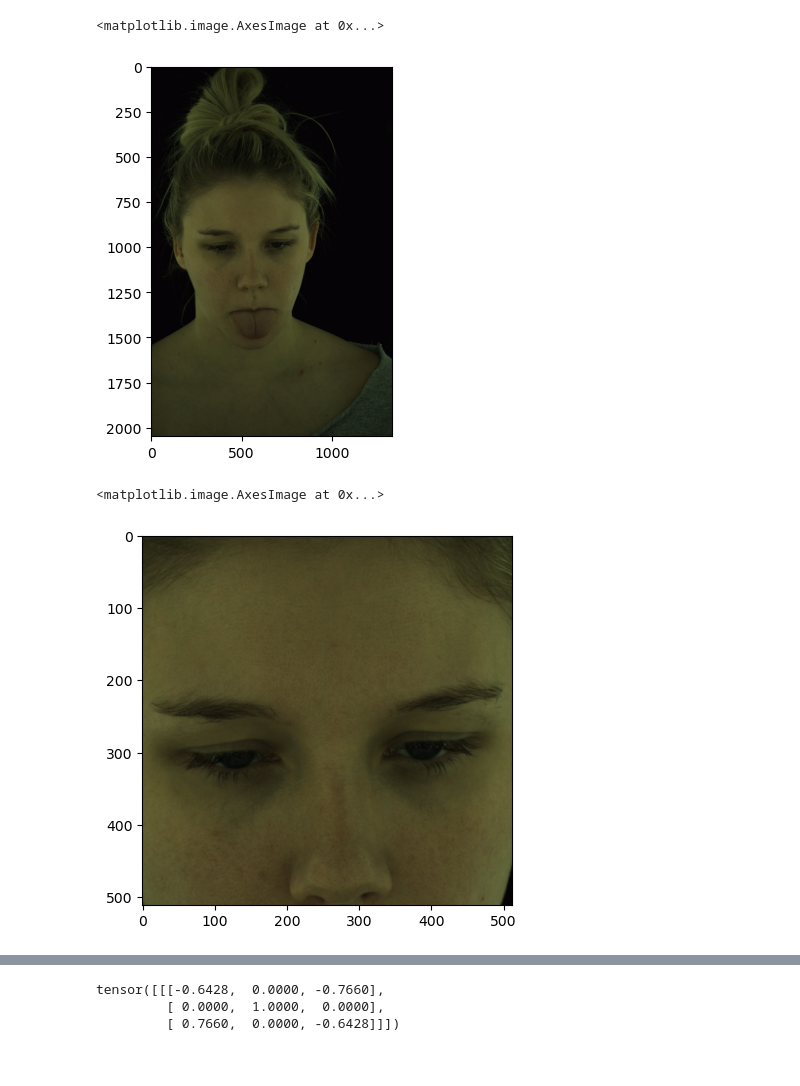
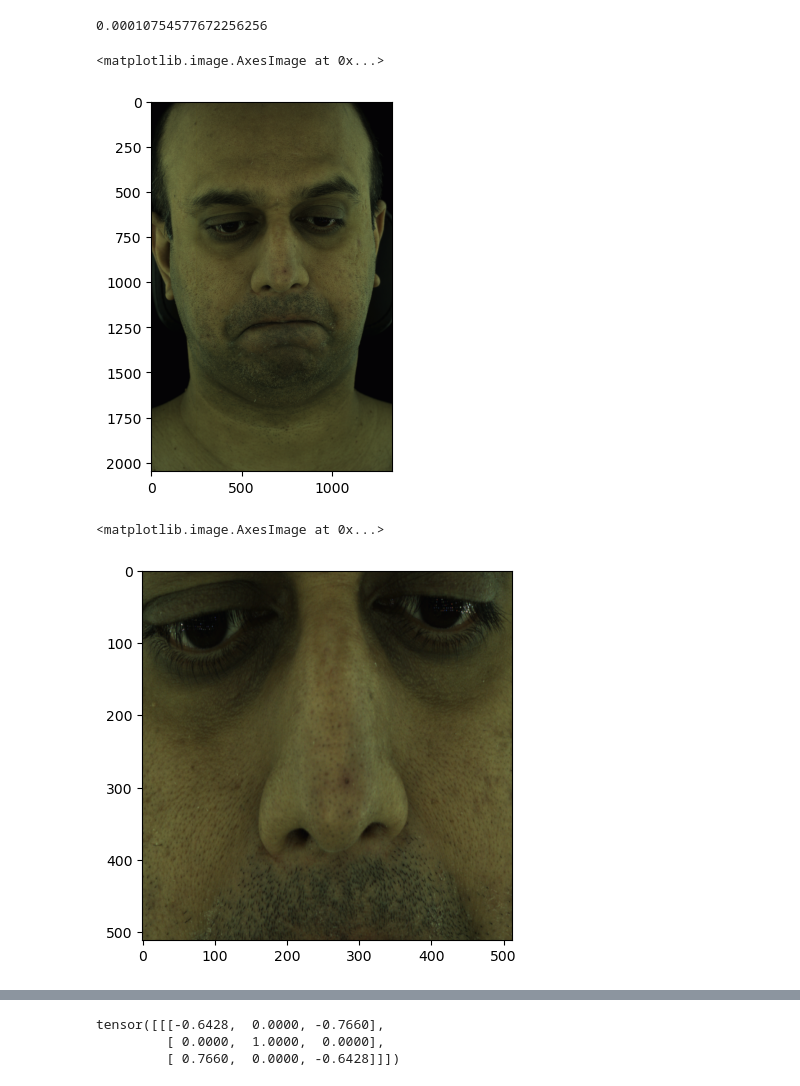
Before and after one commit to Tung-I/cvae_avatar, a Jupyter notebook: check_data.ipynb, the cells around one changed output, grey strips where cells are left out. Saved outputs shown, nothing was run; the diff lists cells and outputs as text; code cells hidden in the pictures.

```diff
--- a/check_data.ipynb
+++ b/check_data.ipynb
@@ -12,21 +12,25 @@ import sys
 from pathlib import Path
 from PIL import Image
 import matplotlib.pyplot as plt
+# %%
+0.0003 * (0.95**20)
+# %% [output]
+0.00010754577672256256
 # %%
-photopath = '/home/tungi/datasets/mf_individuals/m--20181017--0000--002914589--GHS/images'
+photopath = '/home/tungi/datasets/mf/m--20180227--0000--6795937--GHS/images'
 # path = "{}/{}/{}/{}.png".format(photopath, 'E074_Blink', '400048', '062778')
-path = "{}/{}/{}/{}.png".format(photopath, 'E048_Tongue_Out_Lips_Closed', '400048', '056789')
+path = "{}/{}/{}/{}.png".format(photopath, 'E061_Lips_Puffed', '400048', '023389')
 photo = np.asarray(Image.open(path), dtype=np.float32)
 # photo = photo / 255.0
 plt.imshow(photo/255)
 # %% [output]
 <matplotlib.image.AxesImage at 0x...>
-[figure, old version]
+[figure, new version]
 # %%
-up_face = photo[640:640+600, 240:240+600]
+up_face = photo[600:600+600, 300:300+800]
 up_face = cv2.resize(up_face, (512, 512))
 plt.imshow(up_face/255)
 # %% [output]
 <matplotlib.image.AxesImage at 0x...>
-[figure, old version]
+[figure, new version]
 # %%
```
Also changed, not shown: parts of 1 cell of this notebook, 13 other files.
